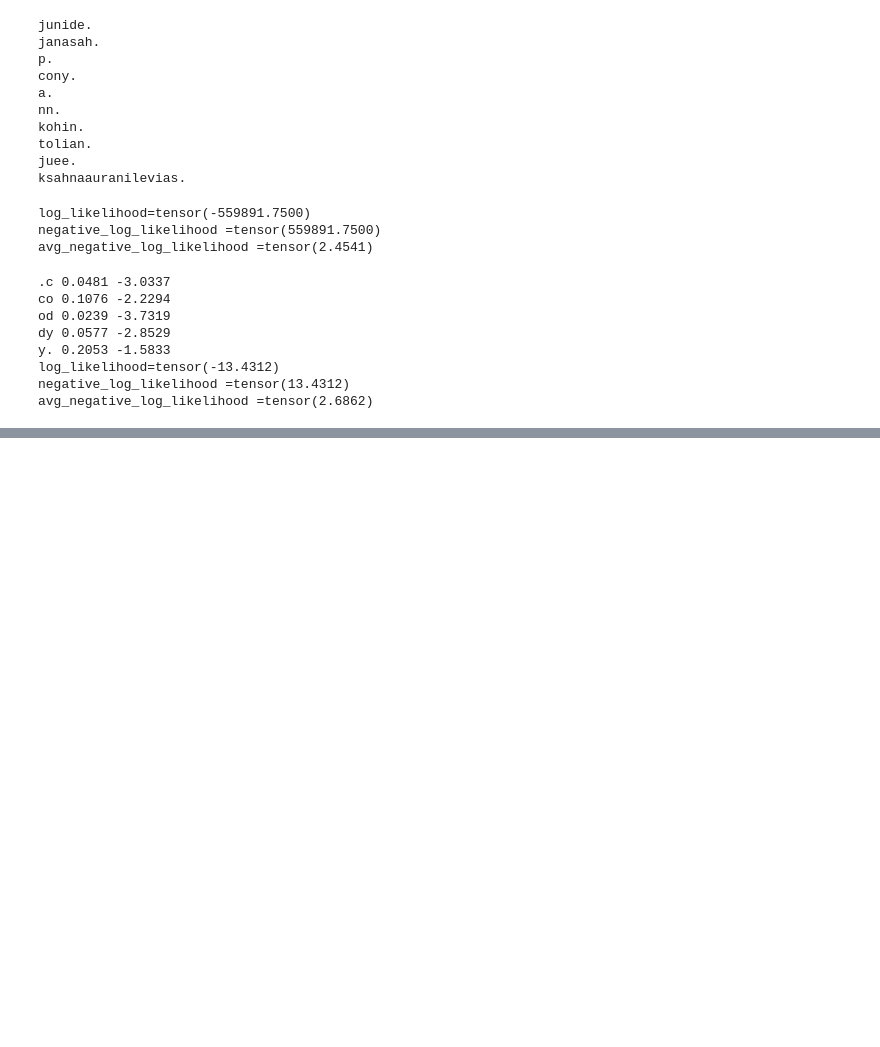
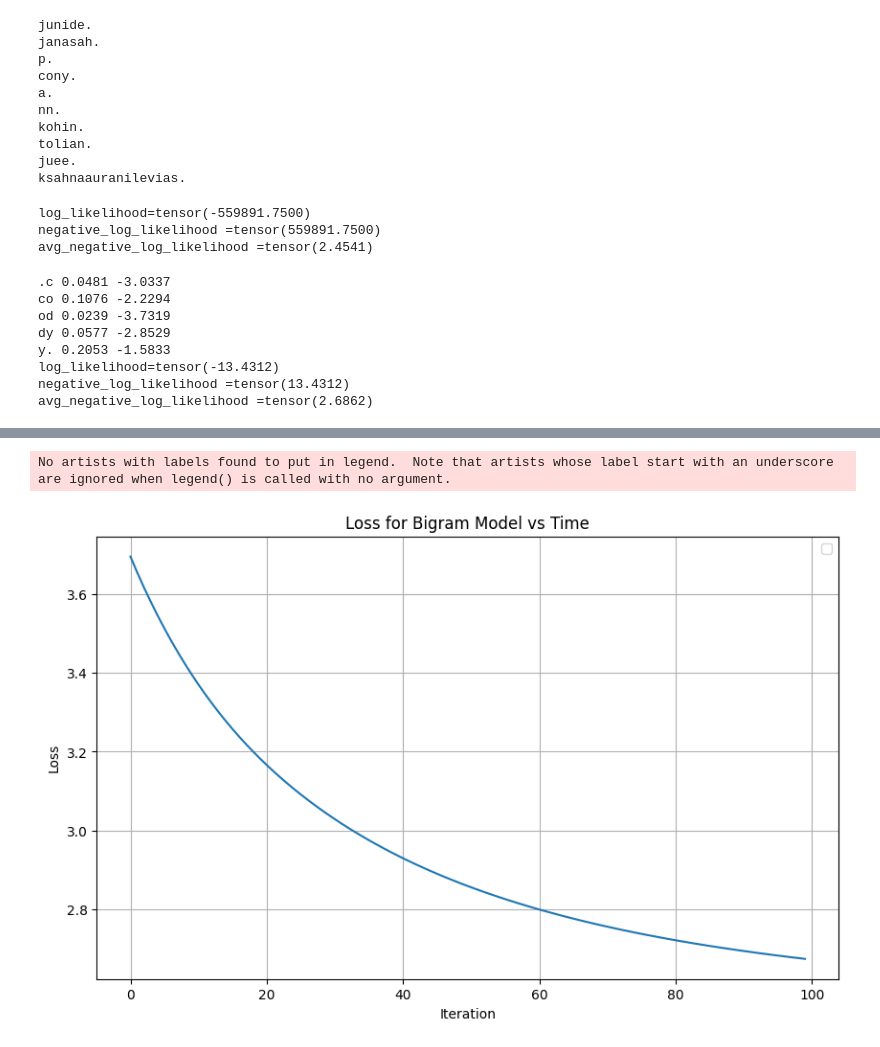
Before and after one commit to eitanzeev/first_principles, a Jupyter notebook: makemore_construction.ipynb, the cells around one changed output, grey strips where cells are left out. Cells and saved outputs as stored; diff of their text form; code cells hidden in the pictures; blank space fills up the shorter version.

```diff
--- a/makemore_construction.ipynb
+++ b/makemore_construction.ipynb
@@ -284,0 +328,9 @@ avg_negative_log_likelihood =tensor(2.6862)
+# %%
+g = torch.Generator().manual_seed(2147488364)
+W = torch.randn((27, 27), generator = g)
+# %%
+logits = (xenc@W) #calculate logits; #matrix multiplcation across all 27 'neurons'. So here we find the input valus across each neuron
+#Accordingly (xenc@W)[3, 13] shows the value the 13th 'neuron' has for the 3rd input
+counts = logits.exp() #equivalent to; approximating the counts of the cooccurrence of two characters (xs and then conditionally ys)
+probs = counts/counts.sum(1, keepdims = True) #normalized probability that any character will appear next
+probs
@@ -284,0 +426,23 @@ avg_negative_log_likelihood =tensor(2.6862)
+# %%
+loss_storage = []
+for k in range((100)):
+    ##FORWARD PASS
+    xenc = F.one_hot(xs, num_classes = 27).float()
+    logits = (xenc@W) #calculate logits; #matrix multiplcation across all 27 'neurons'. So here we find the input valus across each neuron
+    #Accordingly (xenc@W)[3, 13] shows the value the 13th 'neuron' has for the 3rd input
+    counts = logits.exp() #equivalent to; approximating the counts of the cooccurrence of two characters (xs and then conditionally ys)
+    probs = counts/counts.sum(1, keepdims = True) #normalized probability that any character will appear next
+    #print("probabilities table - ", probs.shape)
+    loss = -probs[torch.arange(num), ys].log().mean() #getting loss for for first 5 letters
+
+    #model smoothing equivalent. - Regularization
+    loss += 0.01 *(W**2).mean()
+
+    #backward pass
+    W.grad = None #set grad to zero more efficiently
+    loss.backward()
+
+    print(f"Loss kth-iter {k + 1}: ", loss.item())
+    loss_storage.append(loss.item())
+    #update
+    W.data += -5* W.grad #add the gradients calculated post loss calculation to the W data. This updates the original weights
@@ -284,0 +495,13 @@ avg_negative_log_likelihood =tensor(2.6862)
+# %%
+import matplotlib.pyplot as plt
+plt.figure(figsize = (10,6))
+plt.plot(loss_storage)
+plt.title("Loss for Bigram Model vs Time")
+plt.xlabel("Iteration")
+plt.ylabel("Loss")
+plt.legend()
+plt.grid(True)
+plt.show()
+# %% [output]
+No artists with labels found to put in legend.  Note that artists whose label start with an underscore are ignored when legend() is called with no argument.
+[figure, added]
```
Also changed, not shown: parts of 14 cells of this notebook, 1 other file.
